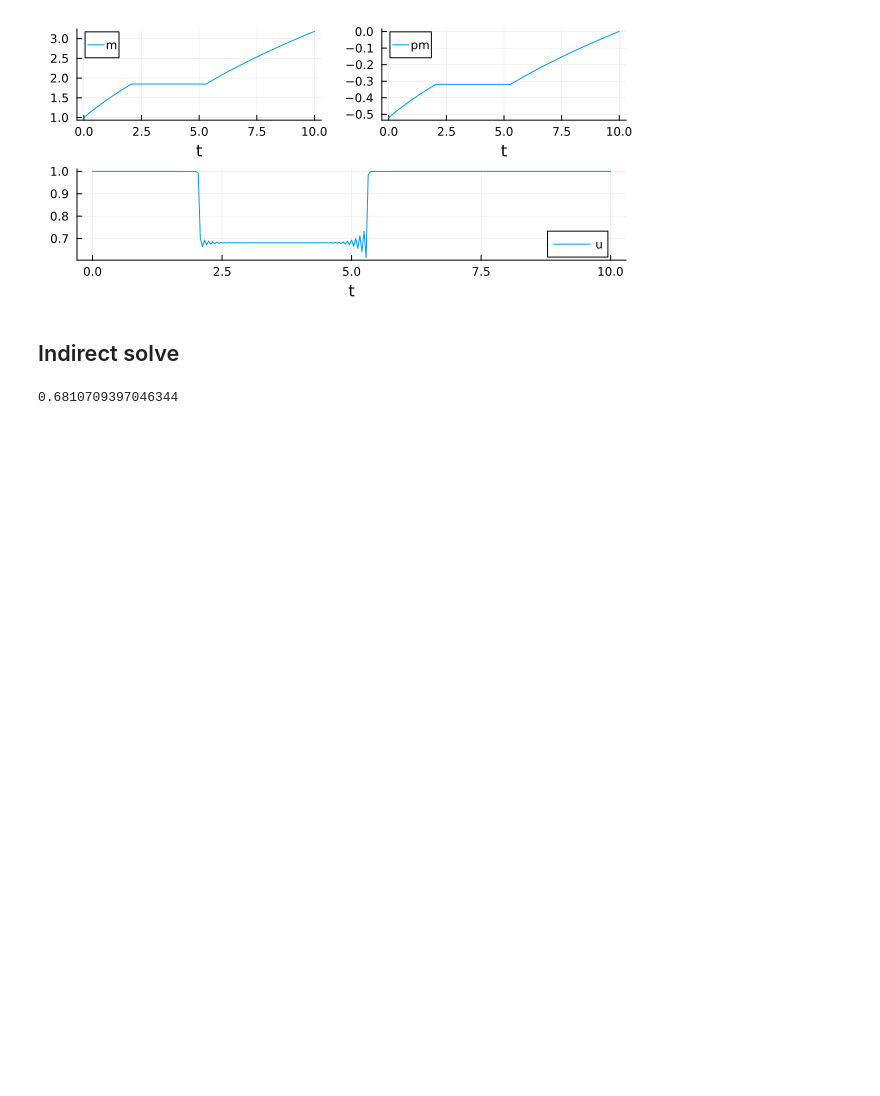
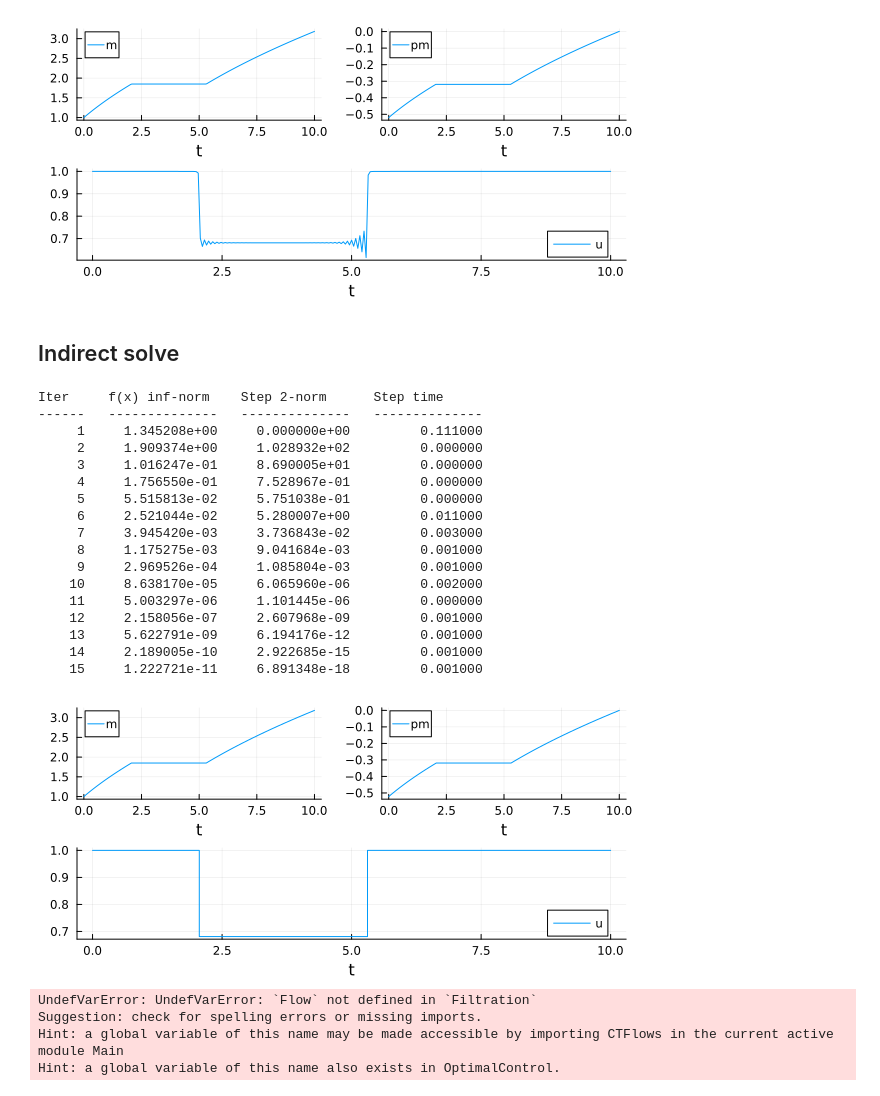
Before and after one commit to remydutto/Filtration.jl, a Jupyter notebook: docs/ressources/basic_example.ipynb, the cells around one changed output. Cells and saved outputs as stored; diff of their text form; code cells hidden in the pictures; blank space fills up the shorter version.

```diff
--- a/docs/ressources/basic_example.ipynb
+++ b/docs/ressources/basic_example.ipynb
@@ -105,12 +108,58 @@ EXIT: Optimal Solution Found (tol = 1.0e-08).
 [figure]
 # %% [markdown]
 ## Indirect solve
-# %%
-function singular_control(model::MembraneFiltrationModel, x₀::Real = 0.5 )
-    m = get_root(model, x₀)
-    u_sing = - model.f₋(m) / model.f₊(m)
-end
-
-u_sing = singular_control(model)
-# %% [output]
-0.6810709397046344
+# %%
+uₛ = singular_control(model)
+ϕ₋ = Flow(ocp, (x,p) -> -1)
+ϕ₊ = Flow(ocp, (x,p) -> 1)
+ϕₛ = Flow(ocp, (x,p) -> singular_control(model))
+
+function S(p)
+    λ0 =  p[1]; t1 = p[2]; t2 = p[3]
+    Φ = get_phi(model)
+    dΦ  = get_dphi(model)
+
+    m1, λ1 = ϕ₊(t0, m0, λ0, t1)
+    m2, λ2 = ϕₛ(t1, m1, λ1, t1)
+    mf, λf = ϕ₊(t2, m2, λ2, tf)
+
+    return [Φ(m1, λ1), dΦ(m1, λ1), λf]
+
+end
+
+S! = (s, ξ) -> s[:] .= S(ξ)
+JS(ξ) = ForwardDiff.jacobian(p -> S(p), ξ)
+JS! = (js, ξ) -> js .= JS(ξ)
+ξ = [0., 1., 2.]
+
+sol = fsolve(S!, ξ, show_trace = true)
+λ0, t1, t2 = sol.x
+ϕ = ϕ₊ * (t1, ϕₛ) * (t2, ϕ₊)
+sol = ϕ((t0, tf), m0, λ0)
+plot(sol)
+# %% [output]
+Iter     f(x) inf-norm    Step 2-norm      Step time
+------   --------------   --------------   --------------
+     1     1.345208e+00     0.000000e+00         0.111000
+     2     1.909374e+00     1.028932e+02         0.000000
+     3     1.016247e-01     8.690005e+01         0.000000
+     4     1.756550e-01     7.528967e-01         0.000000
+     5     5.515813e-02     5.751038e-01         0.000000
+     6     2.521044e-02     5.280007e+00         0.011000
+     7     3.945420e-03     3.736843e-02         0.003000
+     8     1.175275e-03     9.041684e-03         0.001000
+     9     2.969526e-04     1.085804e-03         0.001000
+    10     8.638170e-05     6.065960e-06         0.002000
+    11     5.003297e-06     1.101445e-06         0.000000
+    12     2.158056e-07     2.607968e-09         0.001000
+    13     5.622791e-09     6.194176e-12         0.001000
+    14     2.189005e-10     2.922685e-15         0.001000
+    15     1.222721e-11     6.891348e-18         0.001000
+[figure, added]
+# %%
+Δt = delta_t_end(model)
+# %% [output]
+UndefVarError: UndefVarError: `Flow` not defined in `Filtration`
+Suggestion: check for spelling errors or missing imports.
+Hint: a global variable of this name may be made accessible by importing CTFlows in the current active module Main
+Hint: a global variable of this name also exists in OptimalControl.
```
Also changed, not shown: parts of 4 cells of this notebook, 5 other files.
